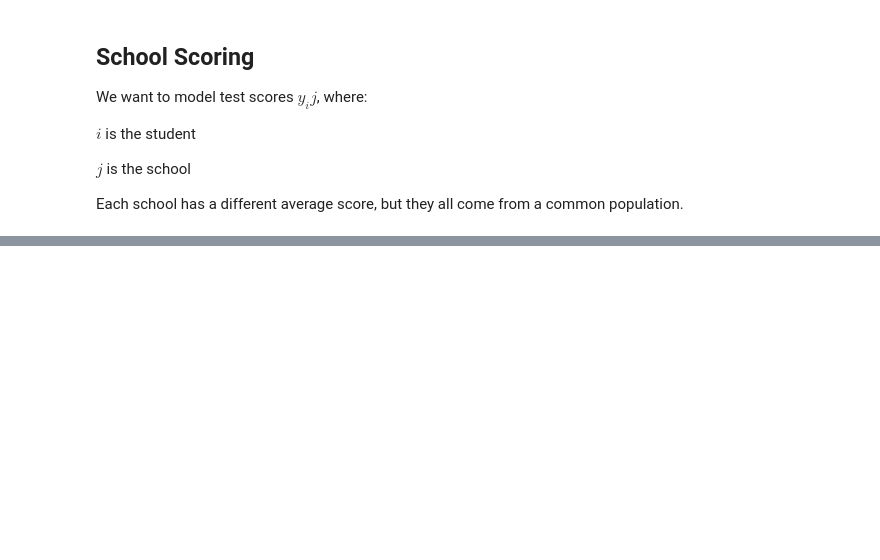
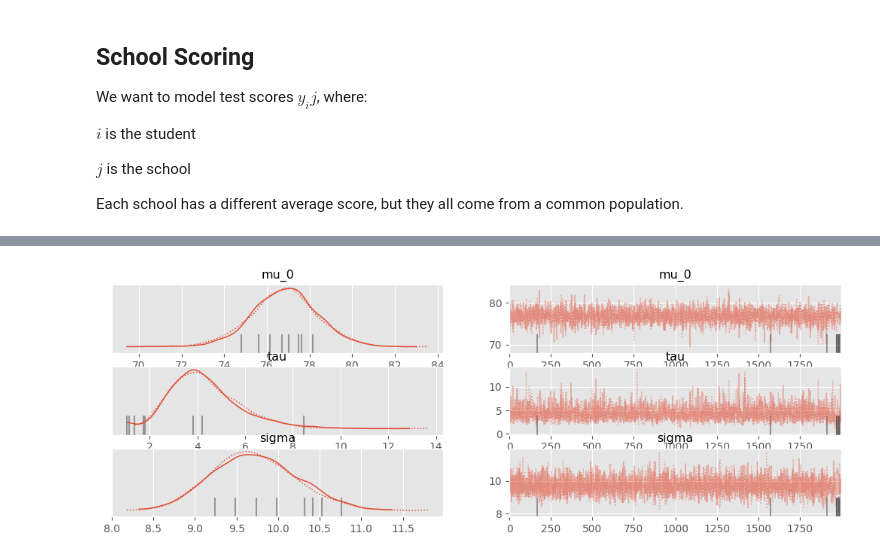
Before and after one commit to rogeranyor/BayesianInferenceUB25, a Jupyter notebook: notebooks/Session 11 - 01 Examples - Simple Examples_wo_solutions.ipynb, the cells around one changed output, grey strips where cells are left out. Drawn from its saved outputs; the diff is of its cells as text; code cells hidden in the pictures; blank space fills up the shorter version.

```diff
--- a/notebooks/Session 11 - 01 Examples - Simple Examples_wo_solutions.ipynb
+++ b/notebooks/Session 11 - 01 Examples - Simple Examples_wo_solutions.ipynb
@@ -163,0 +216,16 @@ df = pd.DataFrame(data, columns=["school", "score"])
+# %%
+# Build the PyMC Model
+with pm.Model() as hierarchical_model:
+    # Hyperpriors
+    mu_0 = pm.Normal("mu_0", mu=75, sigma=10)
+    tau = pm.HalfNormal("tau", sigma=10)
+    sigma = pm.HalfNormal("sigma", sigma=10)
+
+    # School-level means
+    school_means = pm.Normal("school_means", mu=mu_0, sigma=tau, shape=n_schools)
+
+    # Likelihood
+    y_obs = pm.Normal("y_obs", mu=school_means[df["school"]], sigma=sigma, observed=df["score"])
+
+    # Sample from the posterior
+    trace = pm.sample(2000, tune=1000, chains=2, cores=2, return_inferencedata=True)
@@ -164,3 +241,8 @@ df = pd.DataFrame(data, columns=["school", "score"])
+# %%
+az.plot_trace(trace, var_names=["mu_0", "tau", "sigma"], figsize=(12.5, 4))
+plt.show()
+# %% [output]
+[figure, added]
 # %%
 
     # Inference
```
Also changed, not shown: parts of 9 cells of this notebook, 2 other files.
